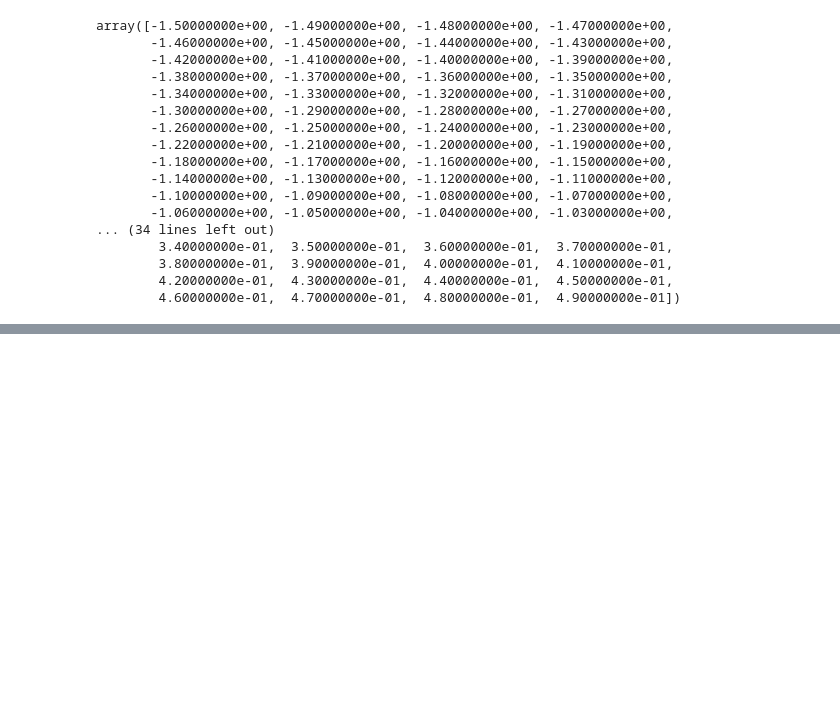
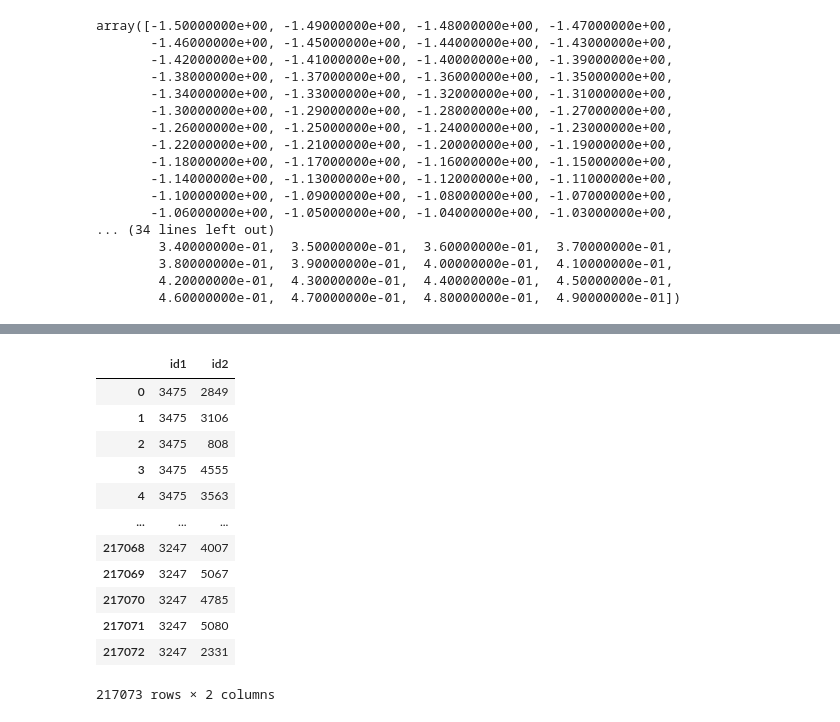
Before and after one commit to OlivierAM23/ds5_assignment_group7, a Jupyter notebook: testing.ipynb, the cells around one changed output, grey strips where cells are left out. Saved outputs shown, nothing was run; the diff lists cells and outputs as text; code cells hidden in the pictures; blank space fills up the shorter version.

```diff
--- a/testing.ipynb
+++ b/testing.ipynb
@@ -128,0 +169,18 @@ array([-1.50000000e+00, -1.49000000e+00, -1.48000000e+00, -1.47000000e+00,
+# %%
+df=pd.read_csv('squirrel_edges.csv')
+# %%
+df
+# %% [output]
+|  | id1 | id2 |
+| 0 | 3475 | 2849 |
+| 1 | 3475 | 3106 |
+| 2 | 3475 | 808 |
+| 3 | 3475 | 4555 |
+| 4 | 3475 | 3563 |
+| ... | ... | ... |
+| 217068 | 3247 | 4007 |
+| 217069 | 3247 | 5067 |
+| 217070 | 3247 | 4785 |
+| 217071 | 3247 | 5080 |
+| 217072 | 3247 | 2331 |
+217073 rows × 2 columns
```
Also changed, not shown: parts of 4 cells of this notebook.
